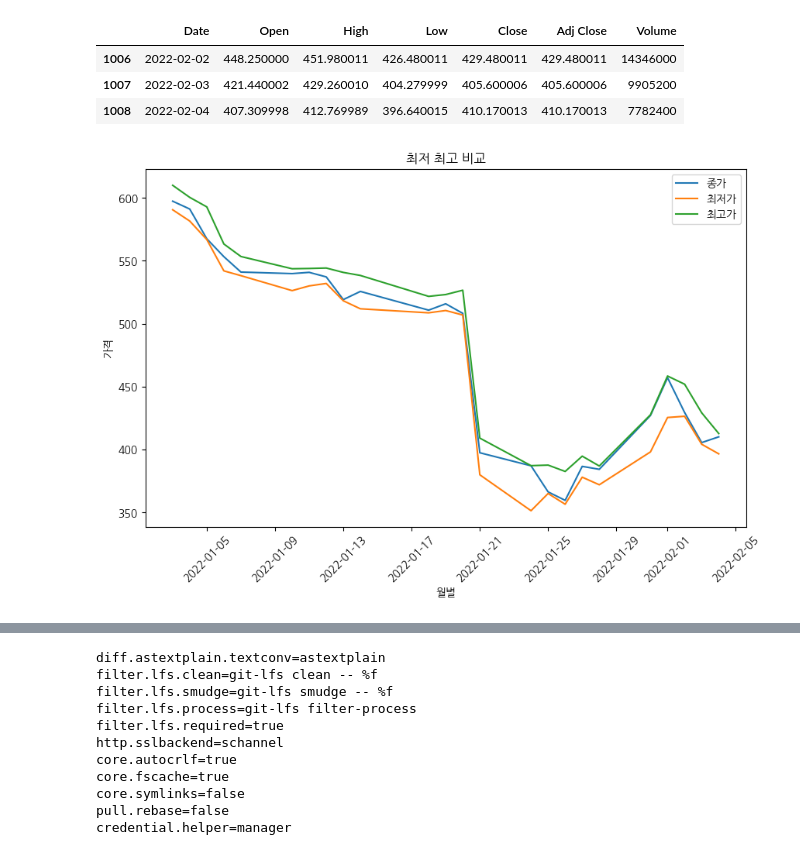
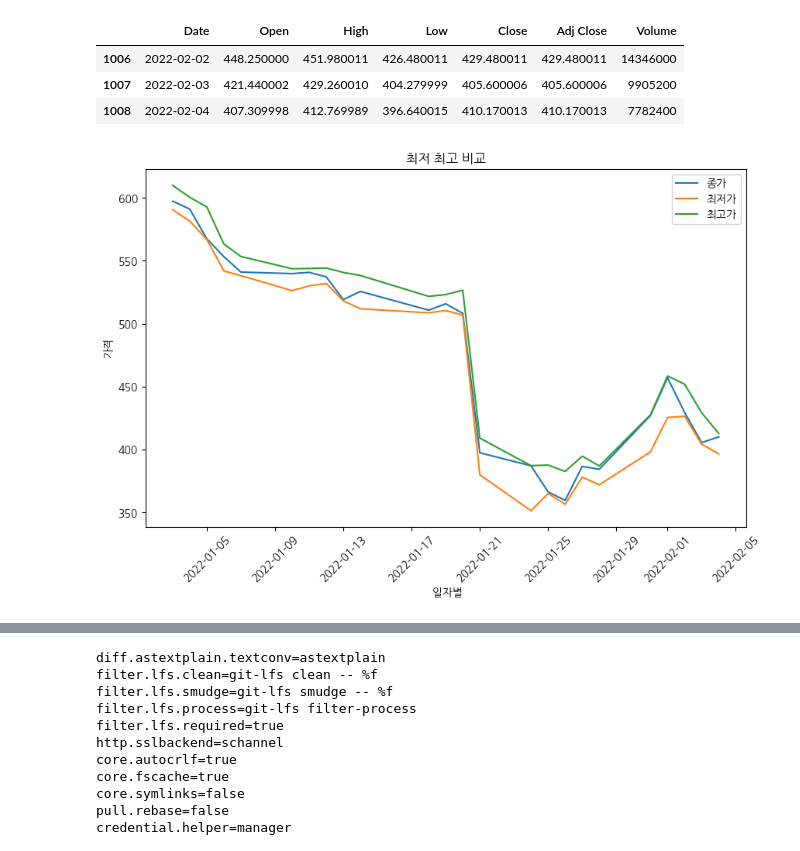
Before and after one commit to gustjrvkdnj1234-png/Analizing_Netflix_stock, a Jupyter notebook: Analizing_Netflix.ipynb, the cells around one changed output, grey strips where cells are left out. Drawn from its saved outputs; the diff is of its cells as text; code cells hidden in the pictures.

```diff
--- a/Analizing_Netflix.ipynb
+++ b/Analizing_Netflix.ipynb
@@ -90,14 +90,14 @@ High = df['High']
 # %%
 plt.figure(figsize=(10,6))
 plt.plot(Date, Close, label = '종가')
 plt.plot(Date, Low, label = '최저가')
 plt.plot(Date, High, label = '최고가')
-plt.gca().set(title = '최저 최고 비교', xlabel ='월별', ylabel = '가격')
+plt.gca().set(title = '최저 최고 비교', xlabel =' 일자별', ylabel = '가격')
 plt.xticks(rotation = 45)
 plt.legend()
 plt.show()
 # %% [output]
-[figure, old version]
+[figure, new version]
 # %%
 !git init
 !git status
```
Also changed, not shown: parts of 8 cells of this notebook.
